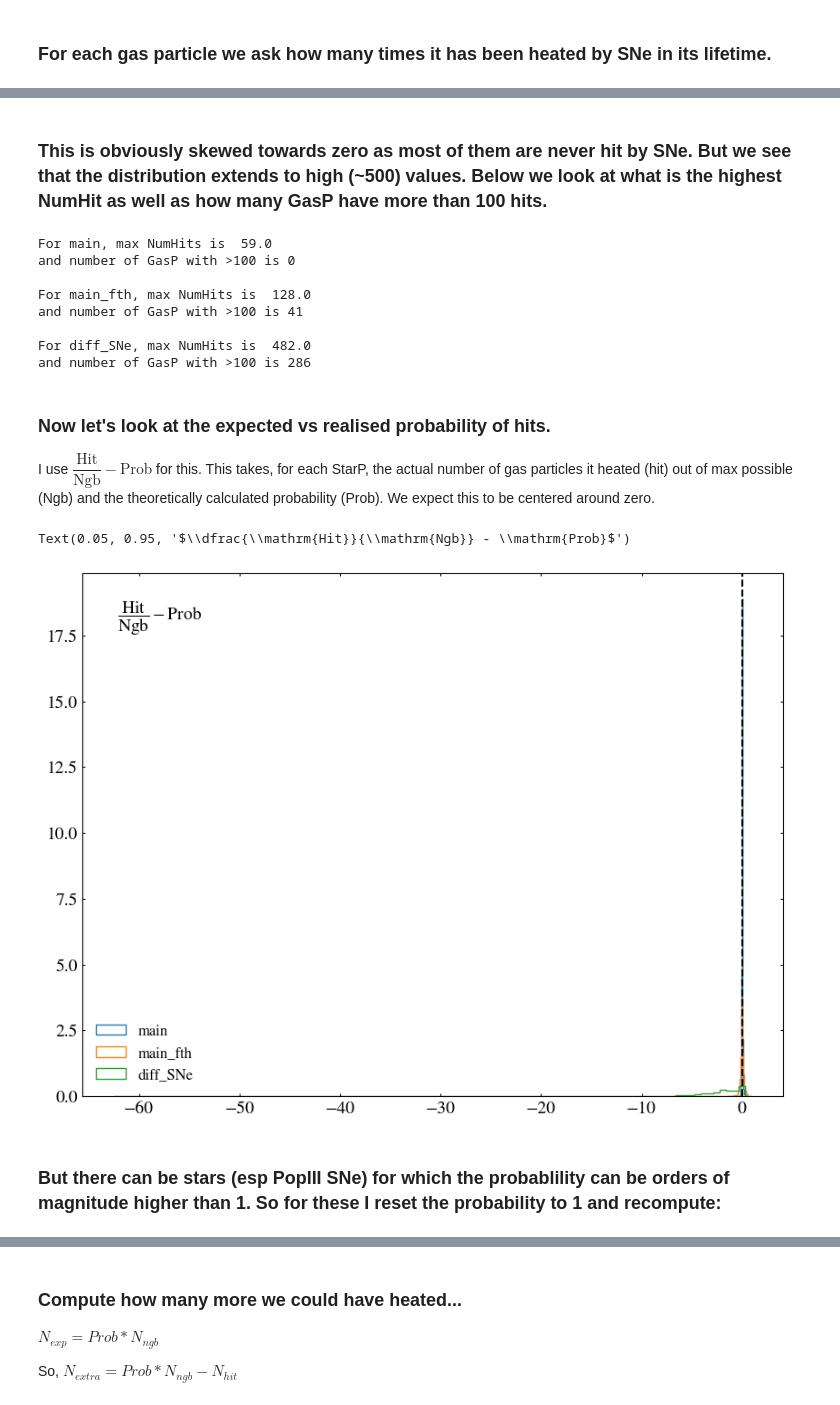
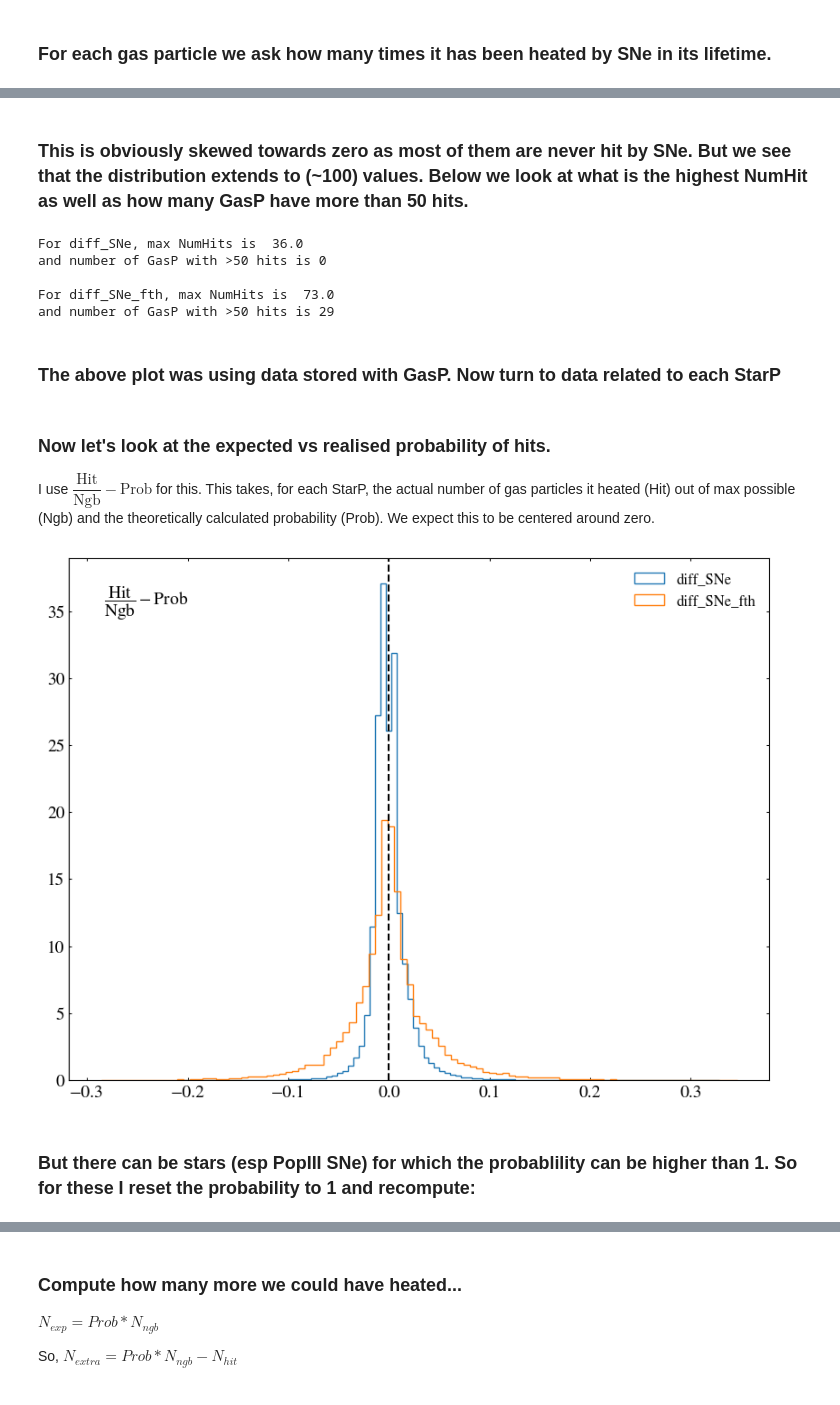
Before and after one commit to s-balu/HIMALAYA_SNe, a Jupyter notebook: statistics.ipynb, the cells around one changed output, grey strips where cells are left out. Drawn from its saved outputs; the diff is of its cells as text; code cells hidden in the pictures.

```diff
--- a/statistics.ipynb
+++ b/statistics.ipynb
@@ -71,4 +71,4 @@ def read_sim_data(dir_name,
                     )
         return particle_data, cat_data
 # %%
-dir_name = "/home/bsreedhar/scratch/HIMALAYA/testing/diff_SNe/"
+dir_name = "/home/bsreedhar/scratch/HIMALAYA/testing/SNe/"
@@ -75,12 +80,13 @@ dir_name = "/home/bsreedhar/scratch/HIMALAYA/testing/diff_SNe/"
 # %%
-sim_names = ["main", "main_fth",  "diff_SNe"]
-d_names = ["main", "main_fth",  "SNe"]
+sim_names = [
+    "diff_SNe", "diff_SNe_fth"]
 # %%
 def load_data(
     dir_name,
     particle_type,
     snap = 122,
     clean = True,
+    metallicity = False,
 ):
 
     snapshot_filename = dir_name + '/data/snapshot_{}.hdf5'.format('%03d' % snap)
@@ -94,22 +100,25 @@ def load_data(
             ProbSN = hf["/PartType4/ProbSN"][()]
             SNIIFthPref = hf["/PartType4/SNIIFthPref"][()]
             SNIIGasEnInj = hf["/PartType4/SNIIGasEnInj"][()]
-                            # /PartType4/SNIIMassNgb
             SNIINumNgb = hf["/PartType4/SNIINumNgb"][()]
-                            # /PartType4/SNIINumSN
+
+            Z_tot = hf["PartType4/Metallicity"][()][:, 0]
+
 
             if clean:
-                # mask = ProbSN != np.inf
 
-                mask = SNIINumNgb > 0.
+                mask = SNIINumNgb > 0. # init'ed with NumNgb = 0; only populated once SNe is triggered.
 
                 ProbSN = ProbSN[mask]
                 SNIIFthPref = SNIIFthPref[mask]
                 SNIIGasEnInj = SNIIGasEnInj[mask]
                 SNIINumNgb = SNIINumNgb[mask]
+                Z_tot = Z_tot[mask]
 
-
-            return ProbSN, SNIIFthPref, SNIIGasEnInj, SNIINumNgb
+            if metallicity:
+                return ProbSN, SNIIFthPref, SNIIGasEnInj, SNIINumNgb, Z_tot
+            else:
+                return ProbSN, SNIIFthPref, SNIIGasEnInj, SNIINumNgb
 # %%
 def compute_SFR(sim_dir, snap=35, dt_grid=10.0):
 
@@ -251,55 +253,55 @@ ax.legend()
 # %% [markdown]
-### This is obviously skewed towards zero as most of them are never hit by SNe. But we see that the distribution extends to high (~500) values. Below we look at what is the highest NumHit as well as how many GasP have more than 100 hits.
+### This is obviously skewed towards zero as most of them are never hit by SNe. But we see that the distribution extends to (~100) values. Below we look at what is the highest NumHit as well as how many GasP have more than 50 hits.
 # %%
+max_hits = 50
+
 for sim_name in sim_names:
     sim_dir = dir_name + sim_name
     NumHits = load_data(sim_dir, 1, 35)
     print(f"For {sim_name}, max NumHits is ", NumHits.max())
-    print(f"and number of GasP with >100 is {(NumHits>100).sum()}\n")
+    print(f"and number of GasP with >{max_hits} hits is {(NumHits>max_hits).sum()}\n")
 # %% [output]
-For main, max NumHits is  59.0
-and number of GasP with >100 is 0
+For diff_SNe, max NumHits is  36.0
+and number of GasP with >50 hits is 0
 
-For main_fth, max NumHits is  128.0
-and number of GasP with >100 is 41
-
-For diff_SNe, max NumHits is  482.0
-and number of GasP with >100 is 286
+For diff_SNe_fth, max NumHits is  73.0
+and number of GasP with >50 hits is 29
+# %% [markdown]
+### The above plot was using data stored with GasP. Now turn to data related to each StarP
 # %% [markdown]
 ### Now let's look at the expected vs realised probability of hits.
-I use $\dfrac{\mathrm{Hit}}{\mathrm{Ngb}} - \mathrm{Prob}$ for this. This takes, for each StarP, the actual number of gas particles it heated (hit) out of max possible (Ngb) and the theoretically calculated probability (Prob). We expect this to be centered around zero.
+I use $\dfrac{\mathrm{Hit}}{\mathrm{Ngb}} - \mathrm{Prob}$ for this. This takes, for each StarP, the actual number of gas particles it heated (Hit) out of max possible (Ngb) and the theoretically calculated probability (Prob). We expect this to be centered around zero.
 # %%
 fig, ax = plt.subplots()
 
 for sim_name in sim_names:
     sim_dir = dir_name + sim_name
     ProbSN, SNIIFthPref, SNIIGasEnInj, SNIINumNgb = load_data(sim_dir, 4, 35)
 
     diff = SNIIGasEnInj / SNIINumNgb - ProbSN
 
     ax.hist(diff, bins=100, histtype="step", label=sim_name, density=True)
 
 ax.axvline(0, ls="--", color="black")
 
 # ax.set_xscale("symlog", linthresh=1e-6)
 ax.legend()
 
 text = r"$\dfrac{\mathrm{Hit}}{\mathrm{Ngb}} - \mathrm{Prob}$"
 
-ax.text(
+_ = ax.text(
     0.05, 0.95,
     text,
     transform=ax.transAxes,
     ha="left",
     va="top",
 )
 
 # ax.set_xlim(-2, 2),
 # %% [output]
-Text(0.05, 0.95, '$\\dfrac{\\mathrm{Hit}}{\\mathrm{Ngb}} - \\mathrm{Prob}$')
-[figure, old version]
+[figure, new version]
 # %% [markdown]
-### But there can be stars (esp PopIII SNe) for which the probablility can be orders of magnitude higher than 1. So for these I reset the probability to 1 and recompute:
+### But there can be stars (esp PopIII SNe) for which the probablility can be higher than 1. So for these I reset the probability to 1 and recompute:
 # %%
 fig, ax = plt.subplots()
 
```
Also changed, not shown: parts of 36 cells of this notebook, 1 other file.
